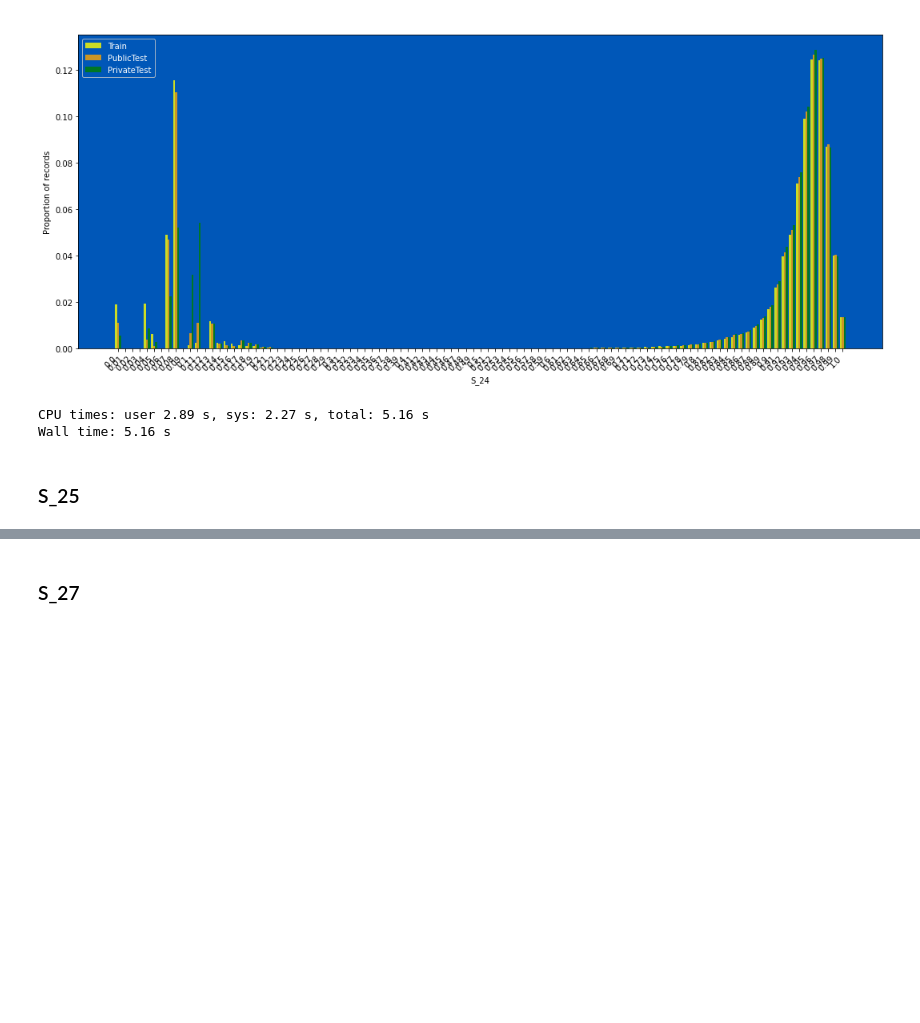
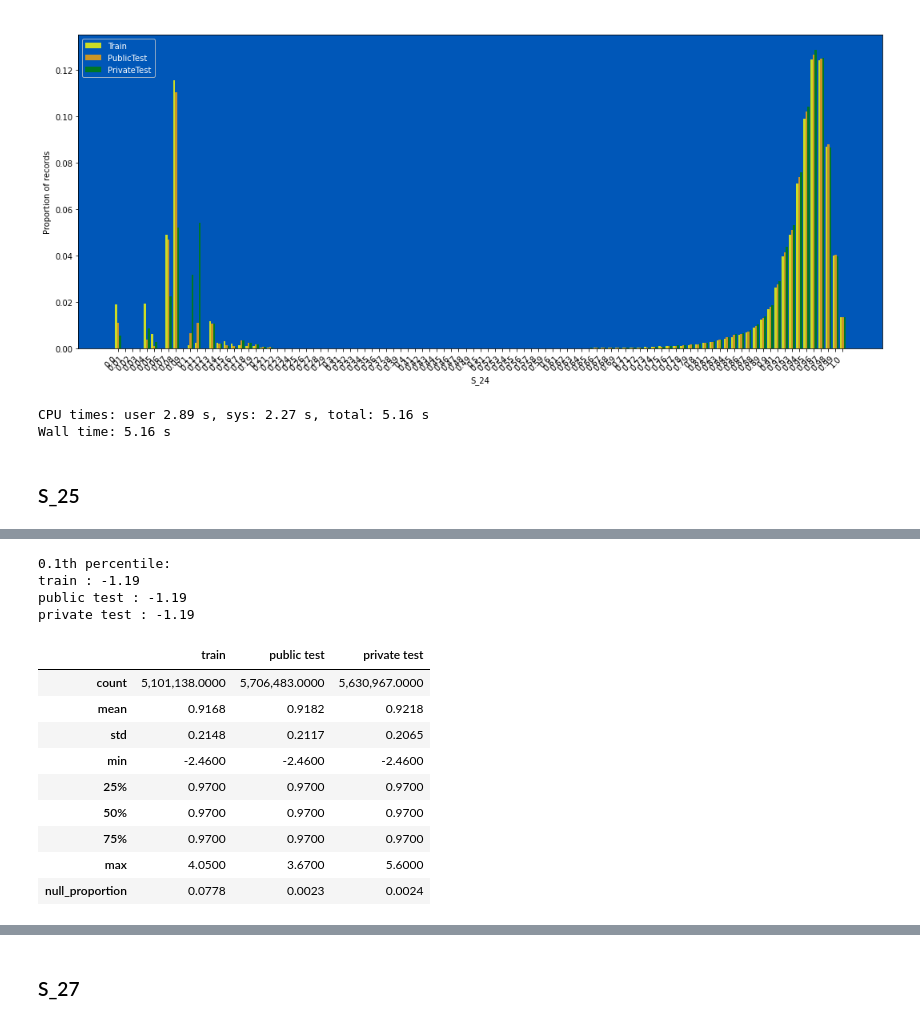
Before and after one commit to waikey-lee/kaggle-amex, a Jupyter notebook: interim_data/v5/1a.clean_spend_payment.ipynb, the cells around one changed output, grey strips where cells are left out. Saved outputs shown, nothing was run; the diff lists cells and outputs as text; code cells hidden in the pictures; blank space fills up the shorter version.

```diff
--- a/interim_data/v5/1a.clean_spend_payment.ipynb
+++ b/interim_data/v5/1a.clean_spend_payment.ipynb
@@ -956,7 +959,7 @@ plot_target_check(train, "S_23", q=50, use_raw_bin=True, strfy_x=True, nunique_t
 0.5236 of the targets have label = 1
 [figure]
 # %%
-plot_train_test_distribution(df_list, "S_23", nunique_thr=1600)
+# plot_train_test_distribution(df_list, "S_23", nunique_thr=1600)
 # %% [output]
 Train-Public PSI: 0.0017, Train-Private PSI: 0.0021
 Bottom 1% and Top 1% are dropped from this chart
@@ -1029,0 +1036,18 @@ INFO: Pandarallel will use standard multiprocessing data transfer (pipe) to tran
+# %%
+print_percentile(df_list, "S_25", 0.1)
+describe_all(df_list, "S_25")
+# %% [output]
+0.1th percentile:
+train : -1.19
+public test : -1.19
+private test : -1.19
+|  | train | public test | private test |
+| count | 5,101,138.0000 | 5,706,483.0000 | 5,630,967.0000 |
+| mean | 0.9168 | 0.9182 | 0.9218 |
+| std | 0.2148 | 0.2117 | 0.2065 |
+| min | -2.4600 | -2.4600 | -2.4600 |
+| 25% | 0.9700 | 0.9700 | 0.9700 |
+| 50% | 0.9700 | 0.9700 | 0.9700 |
+| 75% | 0.9700 | 0.9700 | 0.9700 |
+| max | 4.0500 | 3.6700 | 5.6000 |
+| null_proportion | 0.0778 | 0.0023 | 0.0024 |
```
Also changed, not shown: parts of 49 cells of this notebook.
